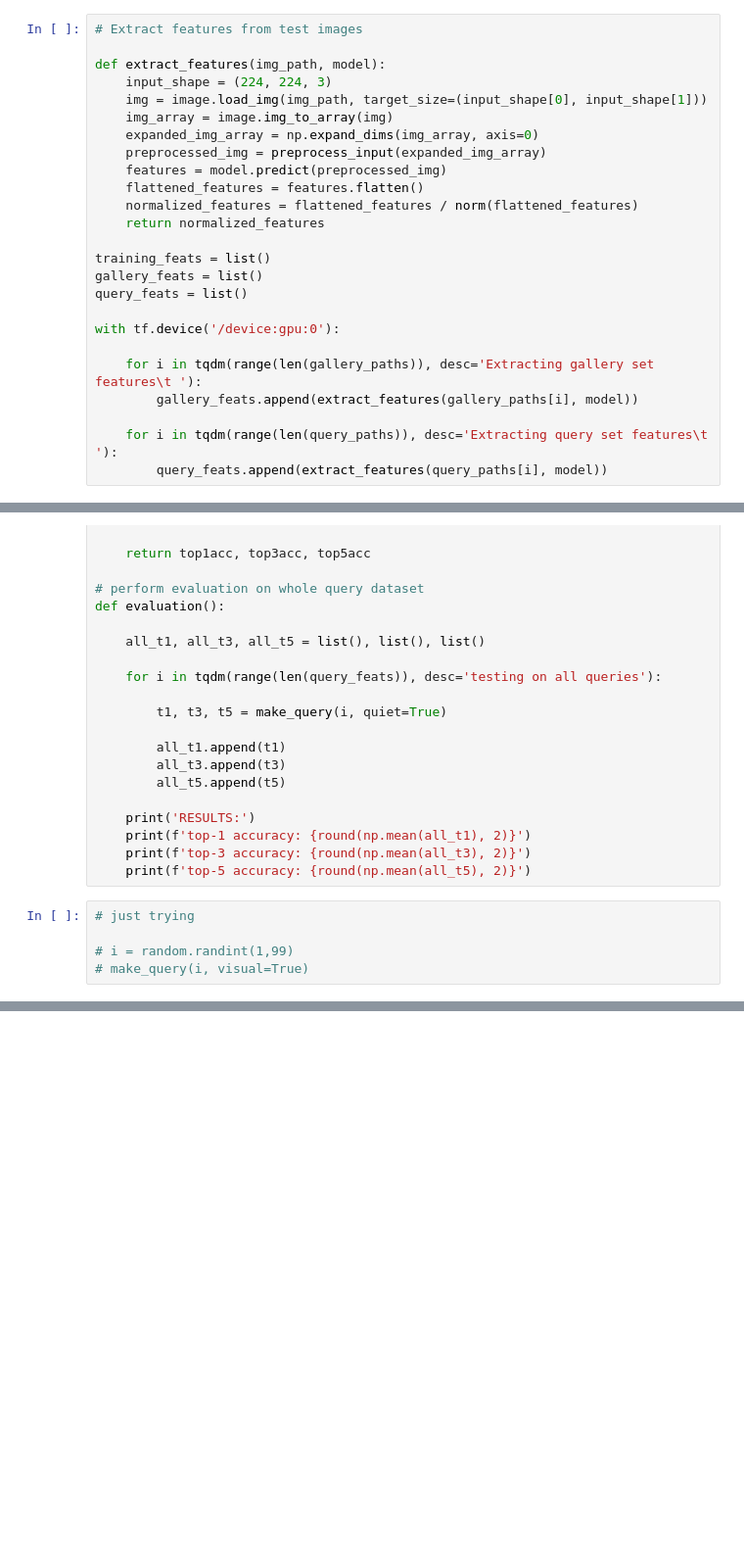
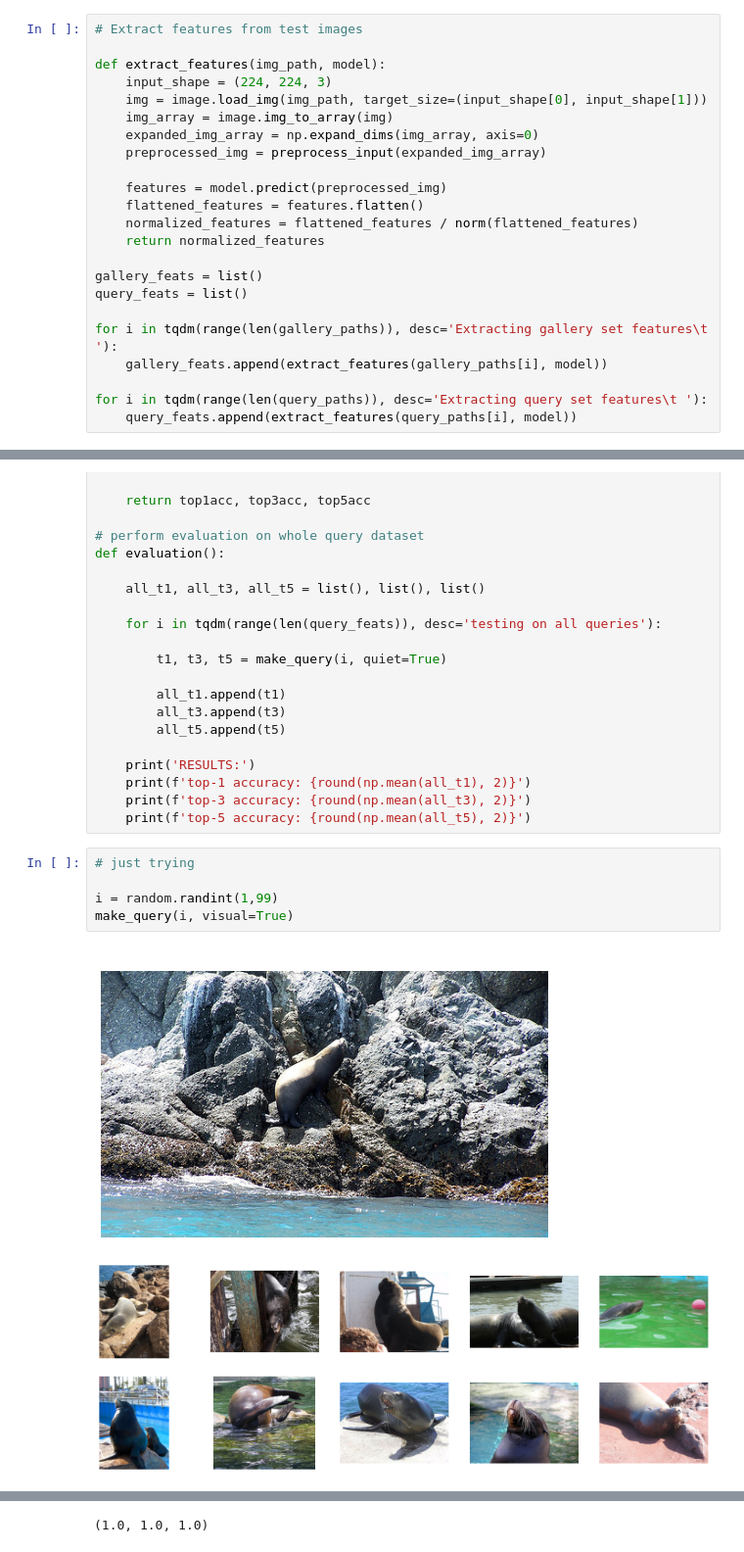
Before and after one commit to synchroazel/img-search, a Jupyter notebook: img_search.ipynb, the cells around one changed output, grey strips where cells are left out. Shown: that part at 98% size. Cells and saved outputs as stored; diff of their text form; blank space fills up the shorter version.

```diff
--- a/img_search.ipynb
+++ b/img_search.ipynb
@@ -208,22 +247,20 @@ def extract_features(img_path, model):
     img_array = image.img_to_array(img)
     expanded_img_array = np.expand_dims(img_array, axis=0)
     preprocessed_img = preprocess_input(expanded_img_array)
+
     features = model.predict(preprocessed_img)
     flattened_features = features.flatten()
     normalized_features = flattened_features / norm(flattened_features)
     return normalized_features
 
-training_feats = list()
 gallery_feats = list()
 query_feats = list()
 
-with tf.device('/device:gpu:0'):
+for i in tqdm(range(len(gallery_paths)), desc='Extracting gallery set features\t '):
+    gallery_feats.append(extract_features(gallery_paths[i], model))
 
-    for i in tqdm(range(len(gallery_paths)), desc='Extracting gallery set features\t '):
-        gallery_feats.append(extract_features(gallery_paths[i], model))
-
-    for i in tqdm(range(len(query_paths)), desc='Extracting query set features\t '):
-        query_feats.append(extract_features(query_paths[i], model))
+for i in tqdm(range(len(query_paths)), desc='Extracting query set features\t '):
+    query_feats.append(extract_features(query_paths[i], model))
 # %%
 # simulate a query-gallery search and evaluate it
 def make_query(i, quiet=False, visual=False):
@@ -305,5 +342,8 @@ def evaluation():
 # %%
 # just trying
 
-# i = random.randint(1,99)
-# make_query(i, visual=True)
+i = random.randint(1,99)
+make_query(i, visual=True)
+# %% [output]
+[figure, added]
+[figure, added]
@@ -310,3 +369,4 @@ def evaluation():
+(1.0, 1.0, 1.0)
 # %%
 # How did the model score?
 
```
Also changed, not shown: parts of 9 cells of this notebook.
